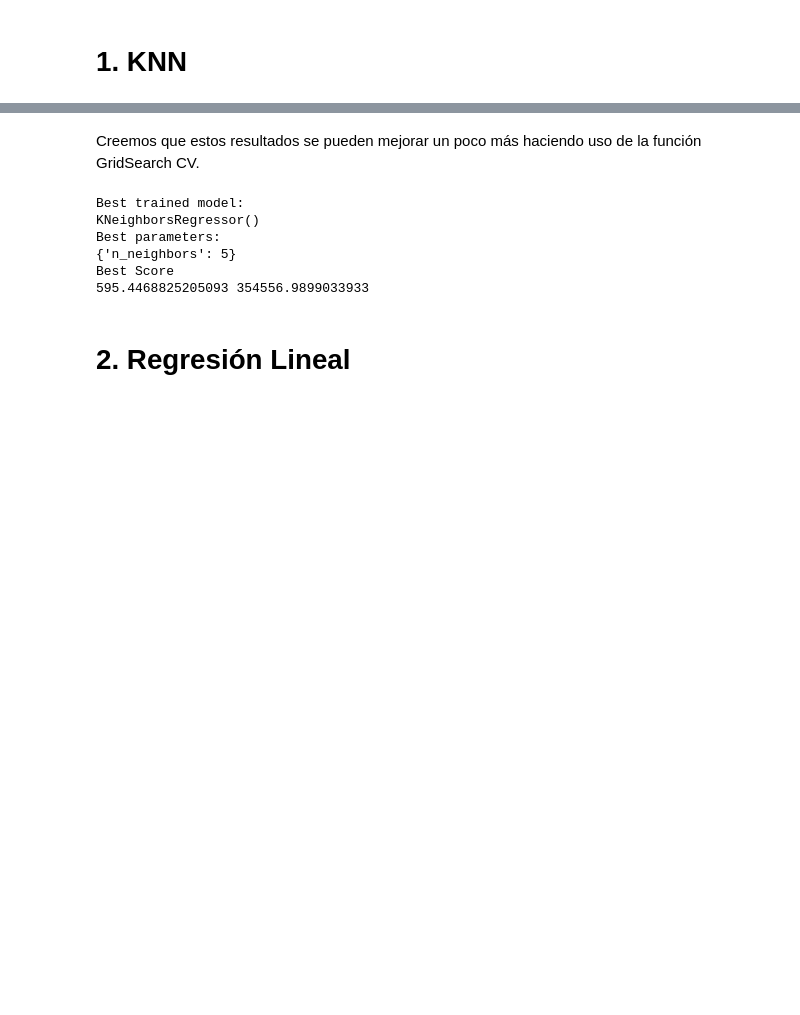
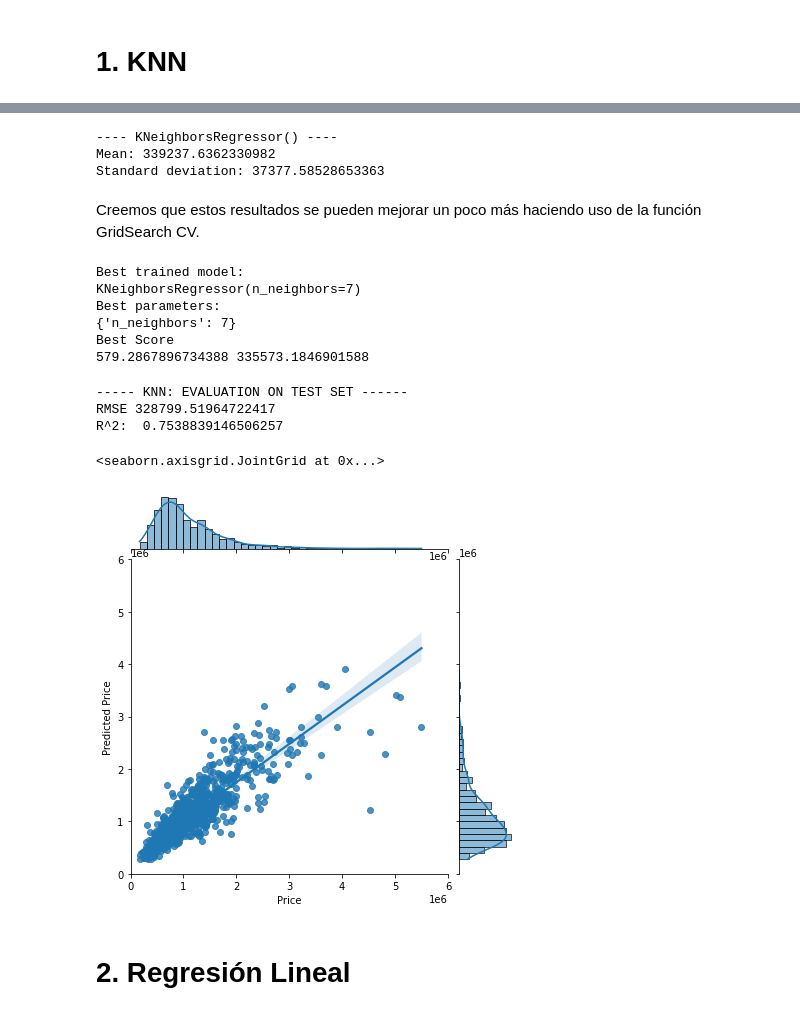
Before and after one commit to miguelMarchPiris/trabajo-ia, a Jupyter notebook: Notebook_Entrega.ipynb, the cells around one changed output, grey strips where cells are left out. Cells and saved outputs as stored; diff of their text form; code cells hidden in the pictures; blank space fills up the shorter version.

```diff
--- a/Notebook_Entrega.ipynb
+++ b/Notebook_Entrega.ipynb
@@ -449,3 +630,27 @@ Standard deviation: 23930.486517285564
+# %%
+# Estos son los atributos que nos interesan
+final_atr_knn = {'num_log_att': ['Landsize'],
+                 'num_att': ['Rooms', 'Distance', 'Lattitude', 'Longtitude'],
+                 'num_poli_att': [],
+                 'cat_att': ['Type'],
+                 'cat2mean_att': []
+                }
+
+final_full_pipe_knn = ColumnTransformer([
+            ("num0", rf_pipe_num0, final_atr_knn["num_log_att"]),
+            ("num1", rf_pipe_num1, final_atr_knn["num_att"]),
+            ("poli", rf_pipe_poli, final_atr_knn["num_poli_att"]),
+            ("cat",  rf_cat_pipe, final_atr_knn["cat_att"]),
+])
+model = neighbors.KNeighborsRegressor(5)
+
+X_train_knn_prepared=final_full_pipe_knn.fit_transform(X_train_knn,y_train_knn)
+scores = cross_val_score(model, X_train_knn_prepared, y_train_knn, scoring="neg_root_mean_squared_error", cv=5,n_jobs=-1)
+display_scores(-scores, model)
+# %% [output]
+---- KNeighborsRegressor() ----
+Mean: 339237.6362330982
+Standard deviation: 37377.58528653363
 # %% [markdown]
 Creemos que estos resultados se pueden mejorar un poco más haciendo uso de la función GridSearch CV.
 # %%
@@ -453,17 +658,46 @@ knn_param_grid={ "n_neighbors": range(1,20,1)
 
 }
 
-apply_gridsearch(model=knn_reg,
+best_knn_model=apply_gridsearch(model=model,
                  params=knn_param_grid,
                  X_train_gs=X_train_knn_prepared,
                  y_train_gs=y_train_knn)
 # %% [output]
 Best trained model:
-KNeighborsRegressor()
+KNeighborsRegressor(n_neighbors=7)
 Best parameters:
-{'n_neighbors': 5}
+{'n_neighbors': 7}
 Best Score
-595.4468825205093 354556.9899033933
+579.2867896734388 335573.1846901588
+# %%
+model = best_knn_model
+
+X_train_prepared = final_full_pipe_knn.fit_transform(X_train_knn,y_train_knn)
+X_test_prepared  = final_full_pipe_knn.transform(X_test)
+## fit the model
+model.fit(X_train_prepared, y_train_knn)
+
+## predict training set
+y_pred = model.predict(X_test_prepared)
+
+## Evaluate the model and plot it
+from sklearn.metrics import mean_squared_error, r2_score
+print("----- KNN: EVALUATION ON TEST SET ------")
+rmse=np.sqrt(mean_squared_error(y_test, y_pred))
+print("RMSE",rmse)
+r2=r2_score(y_test, y_pred)
+print("R^2: ",r2)
+
+result = pd.DataFrame({"Price":y_test,
+                      "Predicted Price":y_pred})
+
+sns.jointplot(data=result, x="Price", y="Predicted Price",xlim=(0,6000000),ylim=(0,6000000),kind="reg")
+# %% [output]
+----- KNN: EVALUATION ON TEST SET ------
+RMSE 328799.51964722417
+R^2:  0.7538839146506257
+<seaborn.axisgrid.JointGrid at 0x...>
+[figure, added]
 # %% [markdown]
 # 2. Regresión Lineal
 # %%
```
Also changed, not shown: parts of 23 cells of this notebook, 2 other files.
